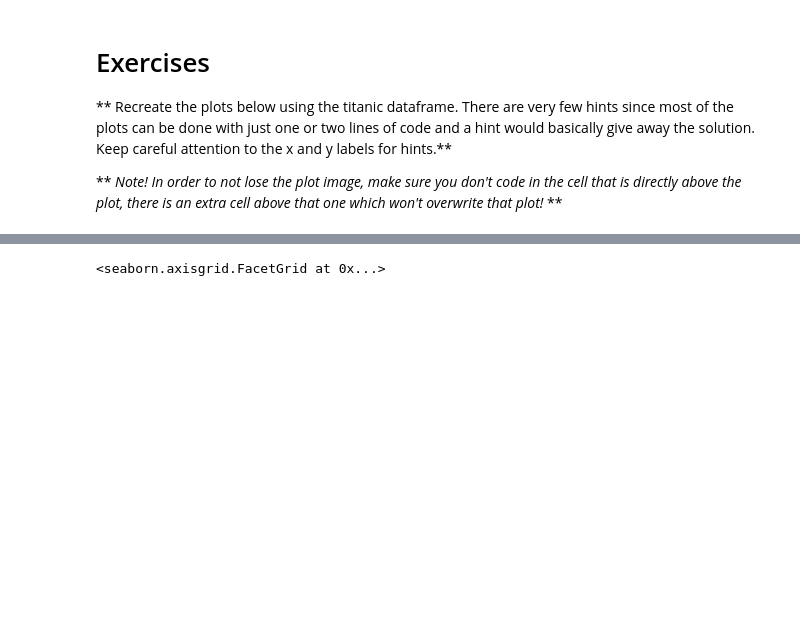
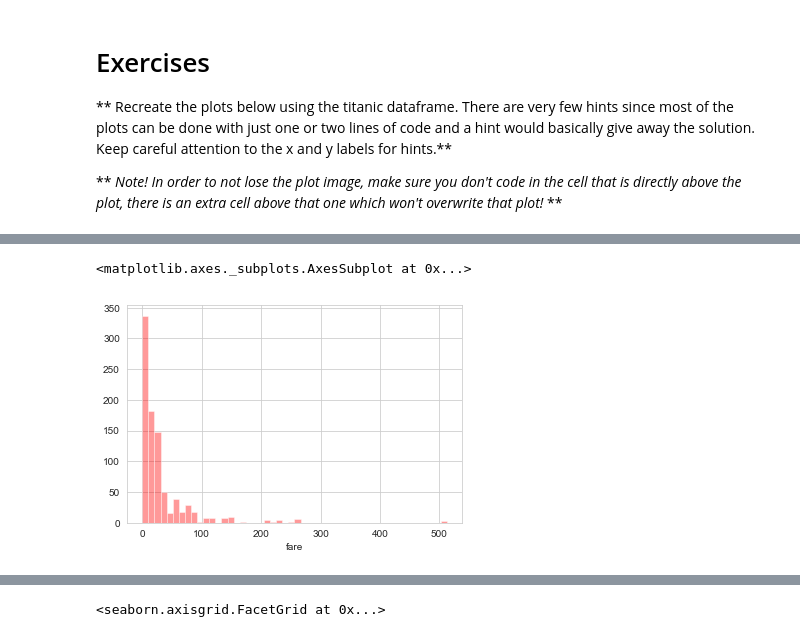
Before and after one commit to sohamtiwari3120/visionAiTaskphase, a Jupyter notebook: python/seaborn/07-Seaborn Exercises.ipynb, the cells around one changed output, grey strips where cells are left out. Drawn from its saved outputs; the diff is of its cells as text; code cells hidden in the pictures; blank space fills up the shorter version.

```diff
--- a/python/seaborn/07-Seaborn Exercises.ipynb
+++ b/python/seaborn/07-Seaborn Exercises.ipynb
@@ -33,2 +37,11 @@ titanic.head()
+# %%
+# CODE HERE
+# REPLICATE EXERCISE PLOT IMAGE BELOW
+# BE CAREFUL NOT TO OVERWRITE CELL BELOW
+# THAT WOULD REMOVE THE EXERCISE PLOT IMAGE!
+sns.distplot(titanic['fare'], kde=False, color='red')
+# %% [output]
+<matplotlib.axes._subplots.AxesSubplot at 0x...>
+[figure, added]
 # %%
 # %% [output]
```
Also changed, not shown: parts of 13 cells of this notebook, 7 other files.
